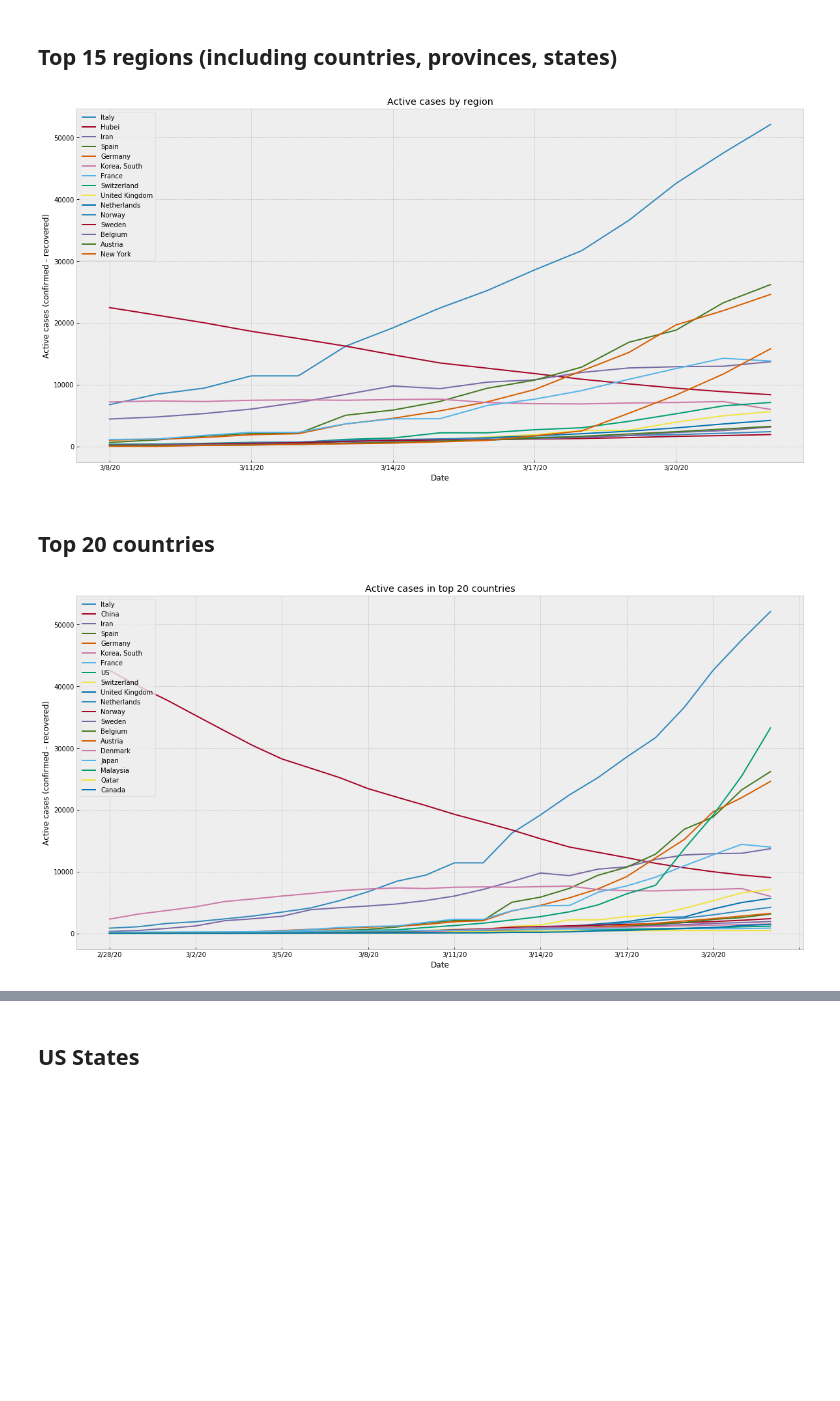
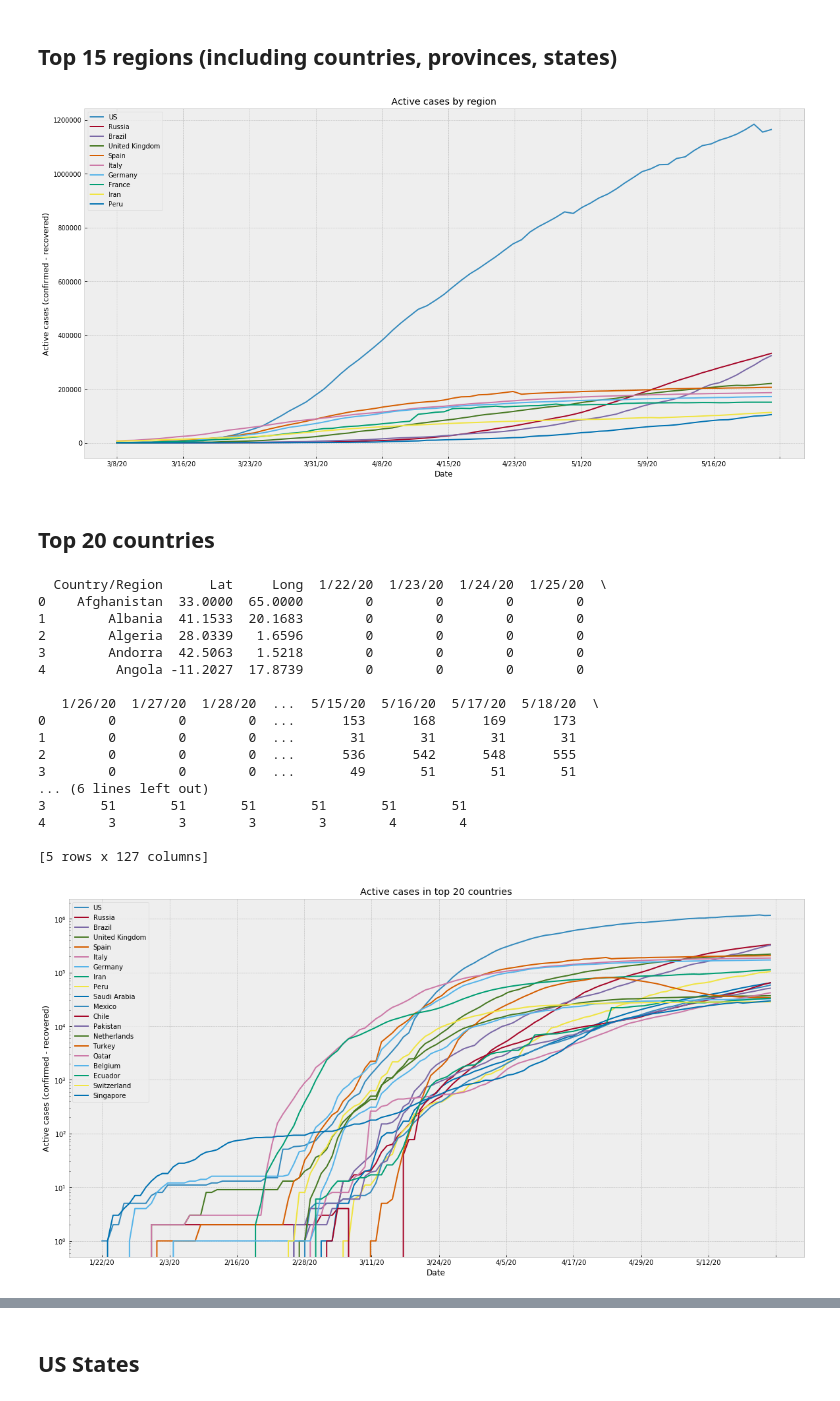
Before and after one commit to olivewong/COVID-19, a Jupyter notebook: COVID Graphs.ipynb, the cells around one changed output, grey strips where cells are left out. Saved outputs shown, nothing was run; the diff lists cells and outputs as text; code cells hidden in the pictures; blank space fills up the shorter version.

Commit message:
updated data

```diff
--- a/COVID Graphs.ipynb
+++ b/COVID Graphs.ipynb
@@ -9,20 +9,29 @@ import numpy as np
 import pandas as pd
 
 # All confirmed cases
-path_cases = "./csse_covid_19_data/csse_covid_19_time_series/time_series_19-covid-Confirmed.csv"
+path_cases = "./csse_covid_19_data/csse_covid_19_time_series/time_series_covid19_confirmed_global.csv"
 all_cases_df = pd.read_csv(path_cases, header=0)
 
 # Recovered cases
-path_recovered = "./csse_covid_19_data/csse_covid_19_time_series/time_series_19-covid-Recovered.csv"
+path_recovered = "./csse_covid_19_data/csse_covid_19_time_series/time_series_covid19_recovered_global.csv"
 recovered_df = pd.read_csv(path_recovered, header=0)
+
+# Global deaths
+path_global_deaths = "./csse_covid_19_data/csse_covid_19_time_series/time_series_covid19_deaths_global.csv"
+global_deaths_df = pd.read_csv(path_global_deaths, header=0)
+
+# US deaths
+path_us_deaths = "./csse_covid_19_data/csse_covid_19_time_series/time_series_covid19_deaths_US.csv"
+us_deaths_df = pd.read_csv(path_us_deaths, header=0)
 
 path_out = "./graphs/"
 
 # Select date range where
 # start_date_idx: 0=1/22, 32=2/19 etc
-start_date_idx = 32
+start_date_idx = 50
 dates = all_cases_df.columns[start_date_idx:-1]
 
-# Active cases = all cases - recovered
+# Active cases = all cases - recovered - deaths
+# TODO: figure out why - deahts isn't working
 active_cases_df = all_cases_df
-active_cases_df[dates] = active_cases_df[dates].sub(recovered_df[dates])
+active_cases_df[dates] = (active_cases_df[dates].sub(recovered_df[dates])).sub(global_deaths_df[dates])
@@ -29,20 +58,22 @@ active_cases_df[dates] = active_cases_df[dates].sub(recovered_df[dates])
 # %%
 # Plot regions (each region is a subplot)
-def plot_place(df, column, dates, ylabel="Cases", title="Regions", style="bmh"):
+def plot_place(df, column, dates, ylabel="Cases", title="Regions", style="bmh", yscale="linear"):
     fig, ax = plt.subplots(figsize=(20, 10))
+    plt.yscale(yscale)
     for region in df[column]:
         region_data = df.loc[lambda c: df[column] == region, dates]
         ax.plot(dates,
                 region_data.transpose(),
                 label=region)
-        loc = plticker.MultipleLocator(base=3.0) # Put tick at every <base> days
+        loc = plticker.MultipleLocator(base=len(dates) / 10) # Put tick at every <base> days
         ax.xaxis.set_major_locator(loc)
         ax.set(xlabel="Date", ylabel=ylabel)
     plt.title(title)
     plt.legend(loc="upper left")
-    fig.savefig("{}{}_{}_{}".format(
+    fig.savefig("{}{}-{}_{}_{}".format(
         path_out,
         title.replace(" ", "-"),
+        yscale,
         dates[0].replace("/", "-"),
         dates[-1].replace("/", "-"))
     )
@@ -57,7 +88,7 @@ countries_states = active_cases_df.copy()
 countries_states["Province/State"].fillna(countries_states["Country/Region"], inplace=True)
 
 # Show regions with highest number of cases 1 week ago
-num_regions = 15
+num_regions = 10
 countries_states = countries_states.nlargest(num_regions, dates[-7])
 
 # Plot countries/provinces in selected range
@@ -67,25 +98,47 @@ plot_place(countries_states,
            ylabel="Active cases (confirmed - recovered)",
            title="Active cases by region")
 # %% [output]
-[figure, old version]
+[figure, new version]
 # %% [markdown]
 ## Top 20 countries
 # %%
+# Group all states/provinces together into countries
+countries_deaths = global_deaths_df.groupby('Country/Region', squeeze=True).sum().reset_index()
+print(countries_deaths.head())
+
 # Group all states/provinces together into countries
 countries = active_cases_df.groupby('Country/Region', squeeze=True).sum().reset_index()
 
 # Select date range where
 # start_date_idx: 0=1/22, 32=2/19 etc
-start_date_idx = 40
+start_date_idx = 3
 dates = countries.columns[start_date_idx:-1]
 
 # Select 15 regions with highest number of cases as of 1 week ago
 num_regions = 20
 countries = countries.nlargest(num_regions, dates[-7])
 plot_place(countries,
            "Country/Region",
            dates,
            ylabel="Active cases (confirmed - recovered)",
-           title="Active cases in top 20 countries")
+           title="Active cases in top 20 countries",
+           yscale="log")
 # %% [output]
+  Country/Region      Lat     Long  1/22/20  1/23/20  1/24/20  1/25/20  \
+0    Afghanistan  33.0000  65.0000        0        0        0        0
+1        Albania  41.1533  20.1683        0        0        0        0
+2        Algeria  28.0339   1.6596        0        0        0        0
+3        Andorra  42.5063   1.5218        0        0        0        0
+4         Angola -11.2027  17.8739        0        0        0        0
+
+   1/26/20  1/27/20  1/28/20  ...  5/15/20  5/16/20  5/17/20  5/18/20  \
+0        0        0        0  ...      153      168      169      173
+1        0        0        0  ...       31       31       31       31
+2        0        0        0  ...      536      542      548      555
+3        0        0        0  ...       49       51       51       51
+... (6 lines left out)
+3       51       51       51       51       51       51
+4        3        3        3        3        4        4
+
+[5 rows x 127 columns]
-[figure, old version]
+[figure, new version]
```
Also changed, not shown: parts of 6 cells of this notebook, 1 other file.
